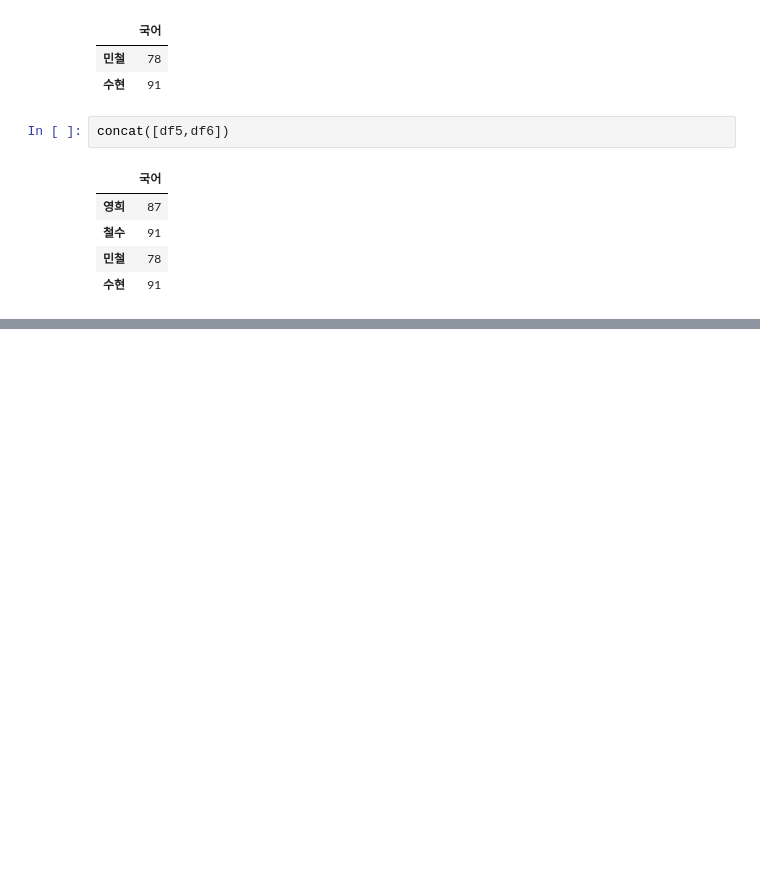
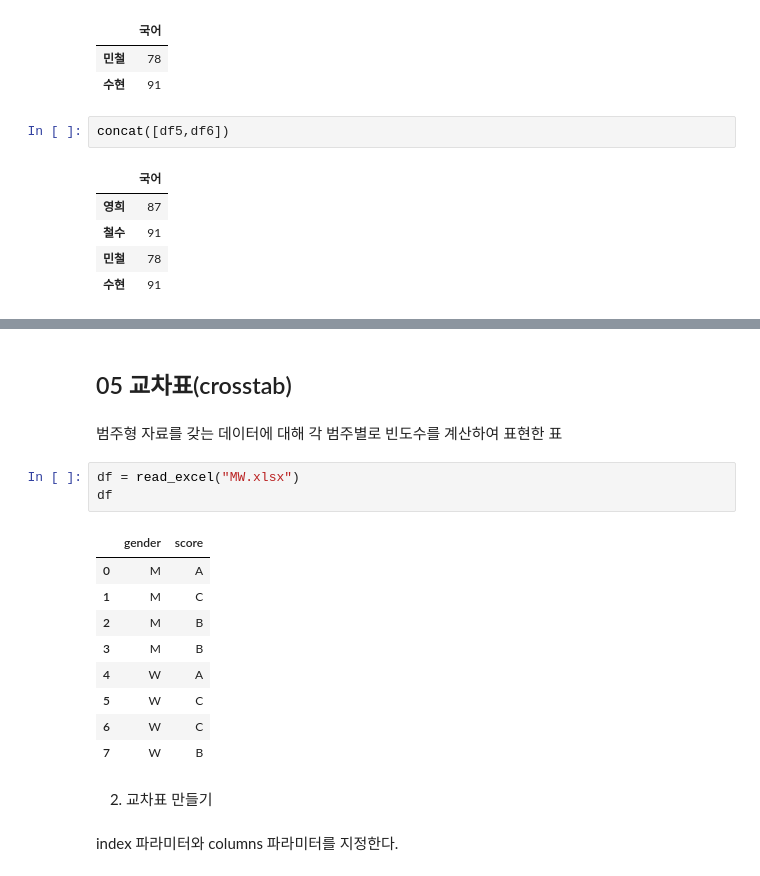
Before and after one commit to maker-lee/megait-data, a Jupyter notebook: C.데이터_다루기/02. 데이터 전처리/03-데이터_재배치.ipynb, the cells around one changed output, grey strips where cells are left out. Saved outputs shown, nothing was run; the diff lists cells and outputs as text; blank space fills up the shorter version.

```diff
--- a/C.데이터_다루기/02. 데이터 전처리/03-데이터재배치.ipynb
+++ b/C.데이터_다루기/02. 데이터 전처리/03-데이터_재배치.ipynb
@@ -379,0 +480,21 @@ concat([df5,df6])
+# %% [markdown]
+## 05 교차표(crosstab)
+# %% [markdown]
+범주형 자료를 갖는 데이터에 대해 각 범주별로 빈도수를 계산하여 표현한 표
+# %%
+df = read_excel("MW.xlsx")
+df
+# %% [output]
+|  | gender | score |
+| 0 | M | A |
+| 1 | M | C |
+| 2 | M | B |
+| 3 | M | B |
+| 4 | W | A |
+| 5 | W | C |
+| 6 | W | C |
+| 7 | W | B |
+# %% [markdown]
+2. 교차표 만들기
+# %% [markdown]
+index 파라미터와 columns 파라미터를 지정한다.
```
Also changed, not shown: parts of 18 cells of this notebook, 5 other files.
